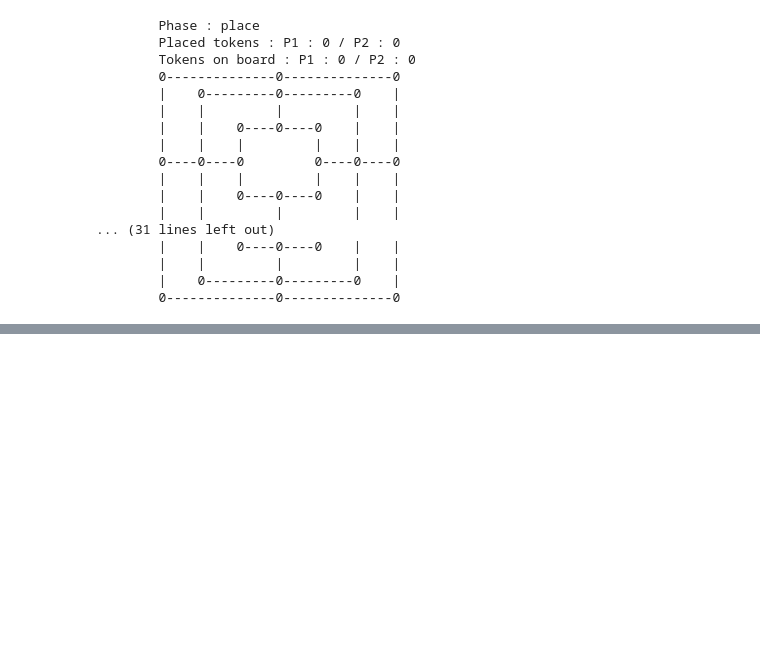
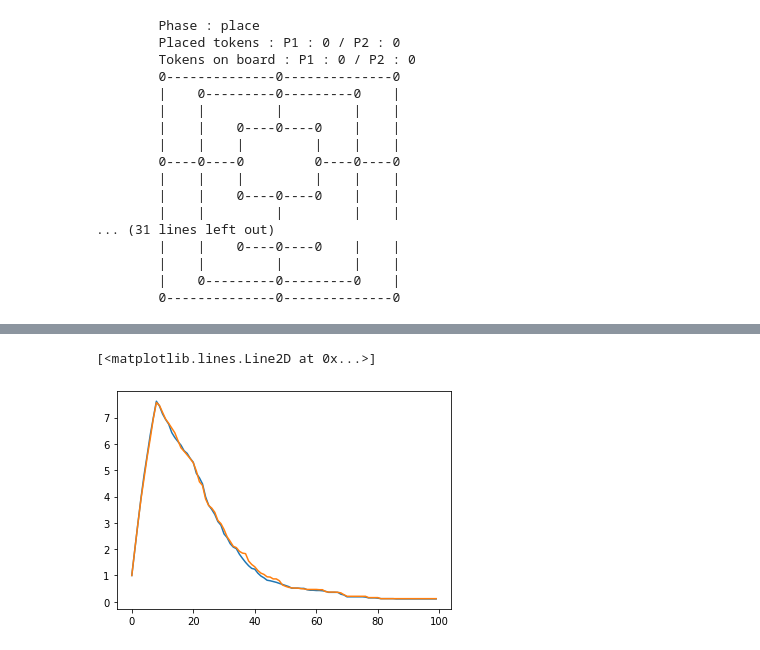
Before and after one commit to clement2323/MaRL, a Jupyter notebook: maRL_environment.ipynb, the cells around one changed output, grey strips where cells are left out. Saved outputs shown, nothing was run; the diff lists cells and outputs as text; code cells hidden in the pictures; blank space fills up the shorter version.

Commit message:
Premières parties lancées entre agents aléatoires

```diff
--- a/maRL_environment.ipynb
+++ b/maRL_environment.ipynb
@@ -66,3 +48,16 @@ board.print_board()
         |    |         |         |    |
         |    0---------0---------0    |
         0--------------0--------------0
+# %%
+board=MarelleBoard()
+board.play_action(board.action_id_by_action[((0,3),None)],1)
+board.play_action(board.action_id_by_action[((0,4),None)],-1)
+board.play_action(board.action_id_by_action[((1,2),None)],1)
+board.play_action(board.action_id_by_action[((1,3),None)],1)
+board.play_action(board.action_id_by_action[((1,0),None)],1)
+
+board.phase="move"
+board.play_action(board.action_id_by_action[(((1,0),(1,1)),(0,4))],1)
+
+#board.play_action(board.action_id_by_action[((1,1),(0,4))],1)
+board.print_board()
@@ -96,0 +214,8 @@ class MarelleGymEnv(gym.Env):
+# %%
+class RandomAgent(Agent):
+    def __init__(self,board, player_id):
+        super(RandomAgent, self).__init__(board, player_id)
+        pass
+
+    def learned_act(self, s):
+        return(np.random.choice(self.board.get_legal_action_ids(self.player_id)))
@@ -96,0 +289,8 @@ class MarelleGymEnv(gym.Env):
+# %%
+import matplotlib.pyplot as plt
+print(compteur_partie, compteur_piccolo, compteur_gabrielle)
+plt.plot(np.mean(n_pion_p1,axis = 0)[:100])
+plt.plot(np.mean(n_pion_p2,axis = 0)[:100])
+# %% [output]
+[<matplotlib.lines.Line2D at 0x...>]
+[figure, added]
```
Also changed, not shown: parts of 14 cells of this notebook, 1 other file.
